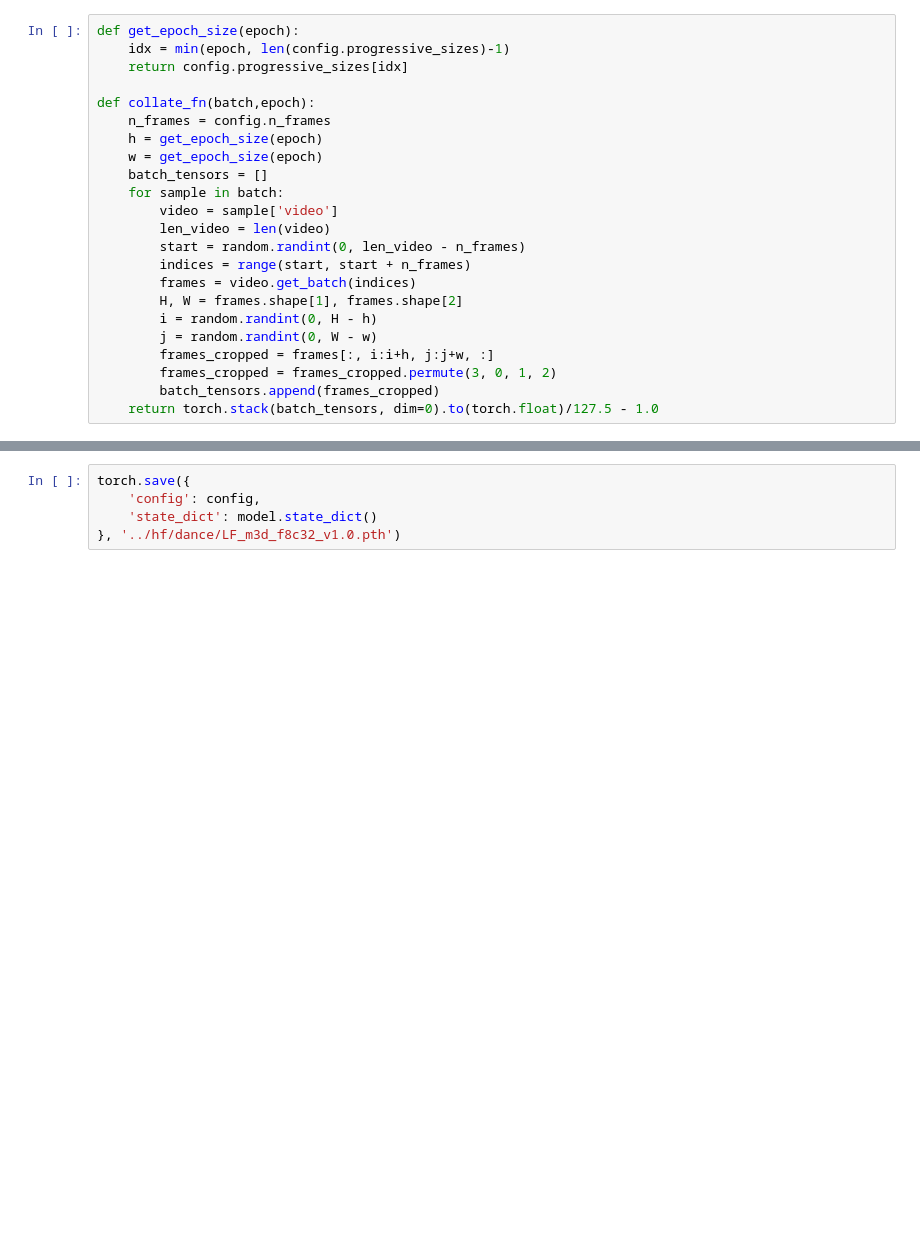
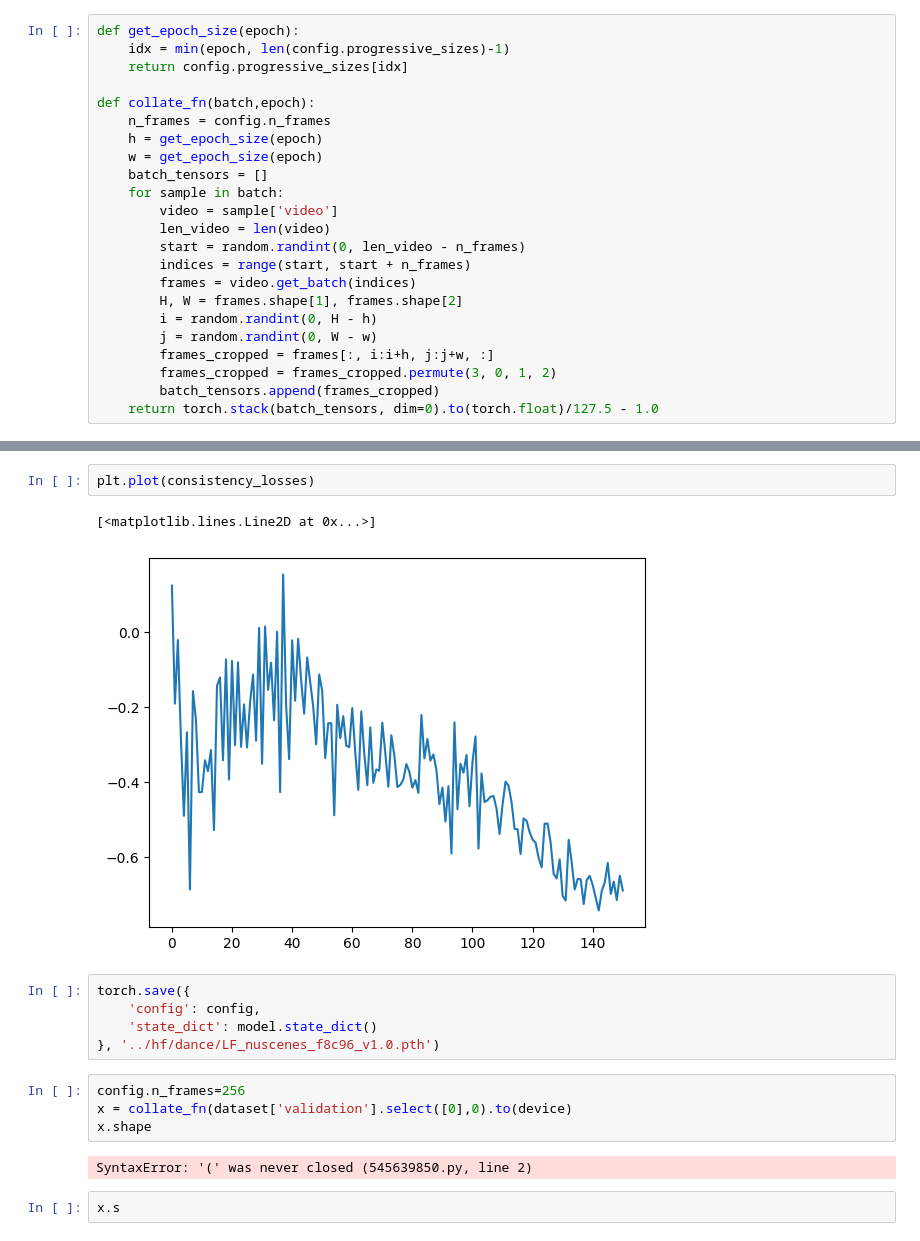
Before and after one commit to danjacobellis/autodance, a Jupyter notebook: dance_nuscenes.ipynb, the cells around one changed output, grey strips where cells are left out. Drawn from its saved outputs; the diff is of its cells as text; blank space fills up the shorter version.

```diff
--- a/dance_nuscenes.ipynb
+++ b/dance_nuscenes.ipynb
@@ -197,8 +194,21 @@ plt.show()
+# %%
+plt.plot(consistency_losses)
+# %% [output]
+[<matplotlib.lines.Line2D at 0x...>]
+[figure, added]
 # %%
 torch.save({
     'config': config,
     'state_dict': model.state_dict()
-}, '../hf/dance/LF_m3d_f8c32_v1.0.pth')
+}, '../hf/dance/LF_nuscenes_f8c96_v1.0.pth')
+# %%
+config.n_frames=256
+x = collate_fn(dataset['validation'].select([0],0).to(device)
+x.shape
+# %% [output]
+SyntaxError: '(' was never closed (545639850.py, line 2)
+# %%
+x.s
 # %%
 from IPython.display import display, clear_output
 from ipywidgets import interact
```
Also changed, not shown: parts of 6 cells of this notebook.
